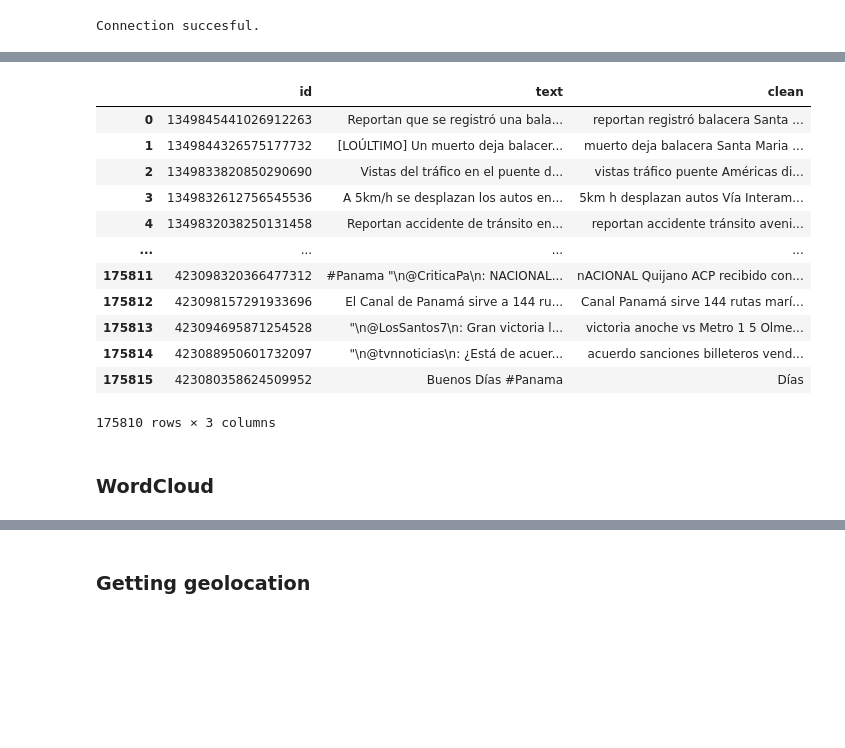
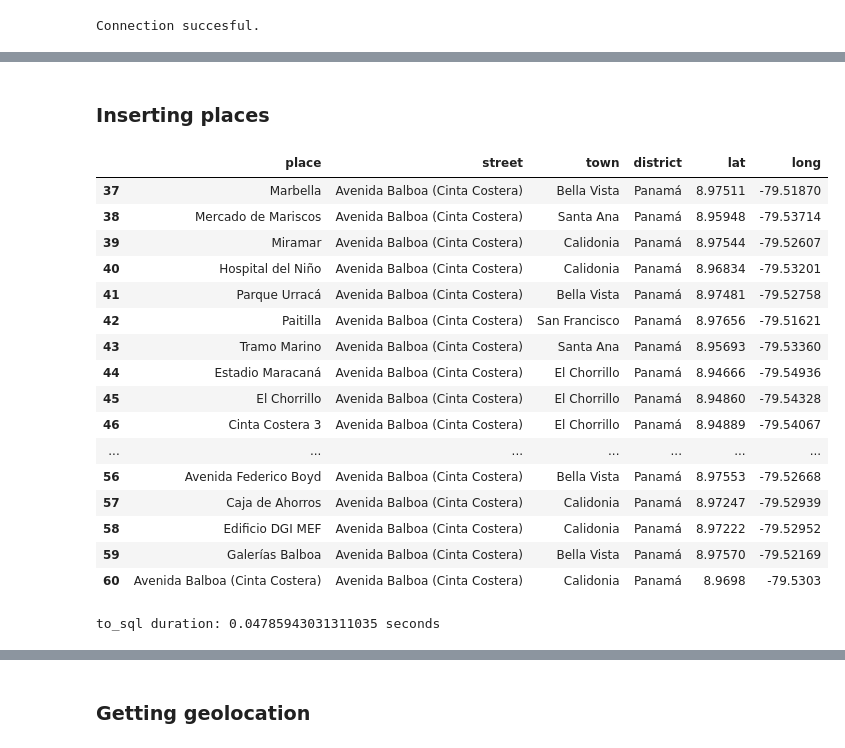
Before and after one commit to Liu-Lc/TwitterTraffic-Pty, a Jupyter notebook: data_clean.ipynb, the cells around one changed output, grey strips where cells are left out. Drawn from its saved outputs; the diff is of its cells as text; code cells hidden in the pictures; blank space fills up the shorter version.

```diff
--- a/data_clean.ipynb
+++ b/data_clean.ipynb
@@ -46,36 +80,5 @@ def preprocess(tweet):
 # %%
 all_words = ' '.join([preprocess(t) for t in df.text])
-# %%
-# df_processed = pd.DataFrame(columns=['id','text','clean','place','coords'])
-df_processed = df_clean.loc[:, ['id', 'text']]
-df_processed['clean'] = df_processed.text
-df_processed['clean'] = df_processed.apply(lambda row: preprocess(row.clean), axis=1)
-# for row in df:
-#     index = len(df_processed)
-#     print(row)
-#     df_processed.iloc[index, 'id'] = row[0]
-#     df_processed.iloc[index, 'text'] = row[3]
-#     clean_twt = preprocess(row[3])
-#     df_processed.iloc[index, 'clean'] = clean_twt
-#     df_processed.iloc[index, 'place'] = get_geoloc(clean_twt)
-
-df_processed
-# %% [output]
-|  | id | text | clean |
-| 0 | 1349845441026912263 | Reportan que se registró una bala... | reportan registró balacera Santa ... |
-| 1 | 1349844326575177732 | [LOÚLTIMO] Un muerto deja balacer... | muerto deja balacera Santa Maria ... |
-| 2 | 1349833820850290690 | Vistas del tráfico en el puente d... | vistas tráfico puente Américas di... |
-| 3 | 1349832612756545536 | A 5km/h se desplazan los autos en... | 5km h desplazan autos Vía Interam... |
-| 4 | 1349832038250131458 | Reportan accidente de tránsito en... | reportan accidente tránsito aveni... |
-| ... | ... | ... | ... |
-| 175811 | 423098320366477312 | #Panama "\n@CriticaPa\n: NACIONAL... | nACIONAL Quijano ACP recibido con... |
-| 175812 | 423098157291933696 | El Canal de Panamá sirve a 144 ru... | Canal Panamá sirve 144 rutas marí... |
-| 175813 | 423094695871254528 | "\n@LosSantos7\n: Gran victoria l... | victoria anoche vs Metro 1 5 Olme... |
-| 175814 | 423088950601732097 | "\n@tvnnoticias\n: ¿Está de acuer... | acuerdo sanciones billeteros vend... |
-| 175815 | 423080358624509952 | Buenos Días #Panama | Días |
-175810 rows × 3 columns
-# %% [markdown]
-### WordCloud
 # %%
 cloud = WordCloud(width=1500, height=900).generate(all_words)
 plt.figure(figsize=(15,9))
@@ -90,3 +93,49 @@ plt.figure(figsize=(15,9))
 plt.imshow(cloud2)
 plt.axis('off')
 plt.show()
+# %% [markdown]
+### Inserting places
+# %%
+placedf = pd.read_csv('locations.csv')
+# %%
+place1 = placedf.drop(columns=['place_like','street_like','search','not','id','coords'])
+# %%
+place1 = place1[37:61]
+# %%
+place1
+# %% [output]
+|  | place | street | town | district | lat | long |
+| 37 | Marbella | Avenida Balboa (Cinta Costera) | Bella Vista | Panamá | 8.97511 | -79.51870 |
+| 38 | Mercado de Mariscos | Avenida Balboa (Cinta Costera) | Santa Ana | Panamá | 8.95948 | -79.53714 |
+| 39 | Miramar | Avenida Balboa (Cinta Costera) | Calidonia | Panamá | 8.97544 | -79.52607 |
+| 40 | Hospital del Niño | Avenida Balboa (Cinta Costera) | Calidonia | Panamá | 8.96834 | -79.53201 |
+| 41 | Parque Urracá | Avenida Balboa (Cinta Costera) | Bella Vista | Panamá | 8.97481 | -79.52758 |
+| 42 | Paitilla | Avenida Balboa (Cinta Costera) | San Francisco | Panamá | 8.97656 | -79.51621 |
+| 43 | Tramo Marino | Avenida Balboa (Cinta Costera) | Santa Ana | Panamá | 8.95693 | -79.53360 |
+| 44 | Estadio Maracaná | Avenida Balboa (Cinta Costera) | El Chorrillo | Panamá | 8.94666 | -79.54936 |
+| 45 | El Chorrillo | Avenida Balboa (Cinta Costera) | El Chorrillo | Panamá | 8.94860 | -79.54328 |
+| 46 | Cinta Costera 3 | Avenida Balboa (Cinta Costera) | El Chorrillo | Panamá | 8.94889 | -79.54067 |
+| ... | ... | ... | ... | ... | ... | ... |
+| 56 | Avenida Federico Boyd | Avenida Balboa (Cinta Costera) | Bella Vista | Panamá | 8.97553 | -79.52668 |
+| 57 | Caja de Ahorros | Avenida Balboa (Cinta Costera) | Calidonia | Panamá | 8.97247 | -79.52939 |
+| 58 | Edificio DGI MEF | Avenida Balboa (Cinta Costera) | Calidonia | Panamá | 8.97222 | -79.52952 |
+| 59 | Galerías Balboa | Avenida Balboa (Cinta Costera) | Bella Vista | Panamá | 8.97570 | -79.52169 |
+| 60 | Avenida Balboa (Cinta Costera) | Avenida Balboa (Cinta Costera) | Calidonia | Panamá | 8.9698 | -79.5303 |
+# %%
+import time
+import pandas as pd
+from sqlalchemy import create_engine
+import psycopg2
+
+#INPUT YOUR OWN CONNECTION STRING HERE
+conn_string = 'postgres://postgres:root@localhost/traffictwt'
+
+#perform to_sql test and print result
+dbalc = create_engine(conn_string)
+conn = dbalc.connect()
+
+start_time = time.time()
+place1.to_sql('locations', con=conn, if_exists='append')
+print("to_sql duration: {} seconds".format(time.time() - start_time))
+# %% [output]
+to_sql duration: 0.04785943031311035 seconds
```
Also changed, not shown: parts of 23 cells of this notebook.
